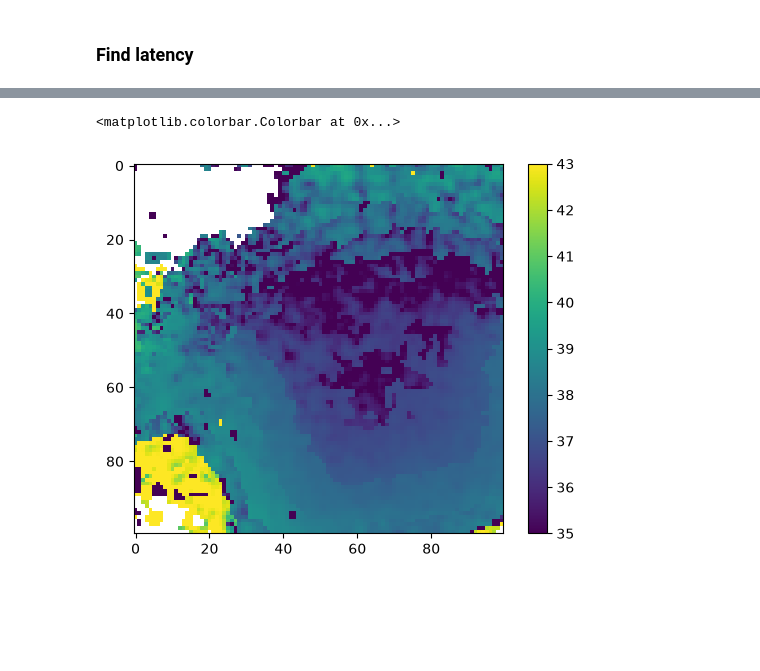
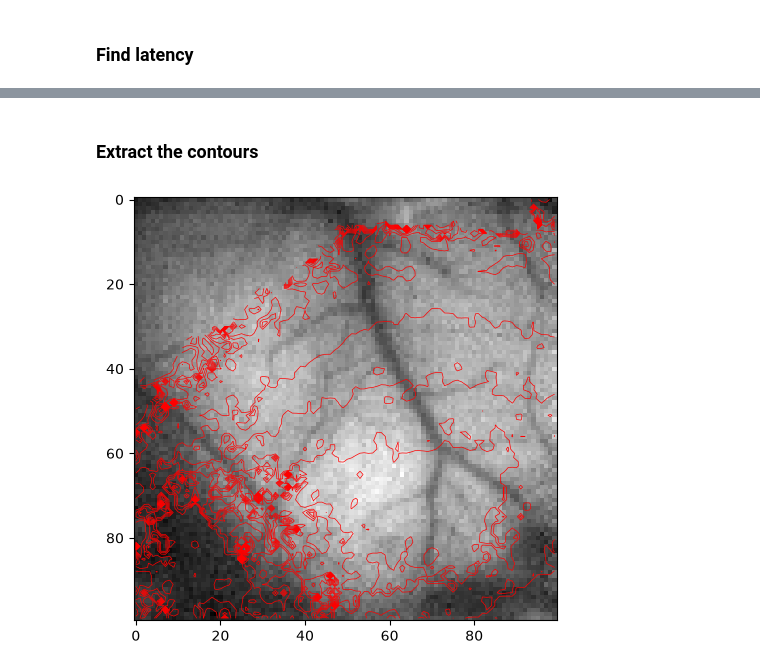
Before and after one commit to arthbreaker/DA3_VSDI_S1_G1_2026, a Jupyter notebook: scripts/latency.ipynb, the cells around one changed output, grey strips where cells are left out. Saved outputs shown, nothing was run; the diff lists cells and outputs as text; code cells hidden in the pictures; blank space fills up the shorter version.

```diff
--- a/scripts/latency.ipynb
+++ b/scripts/latency.ipynb
@@ -158,6 +167,11 @@ plt.colorbar()
-# %%
-plt.imshow(cond1_lat, vmin=35, vmax=43)
-plt.colorbar()
-# %% [output]
-<matplotlib.colorbar.Colorbar at 0x...>
-[figure, removed]
+# %% [markdown]
+### Extract the contours
+# %%
+plt.imshow(Cortex)
+plt.contour(cond2_lat, levels=50, linewidths=0.5, colors='r')
+# plt.contour(cond2_lat, levels=10, linewidths=0.5, colors='g')
+# plt.contour(cond3_lat, levels=10, linewidths=0.5, colors='b')
+
+plt.tight_layout()
+# %% [output]
+[figure, added]
```
Also changed, not shown: parts of 9 cells of this notebook, 1 other file.
